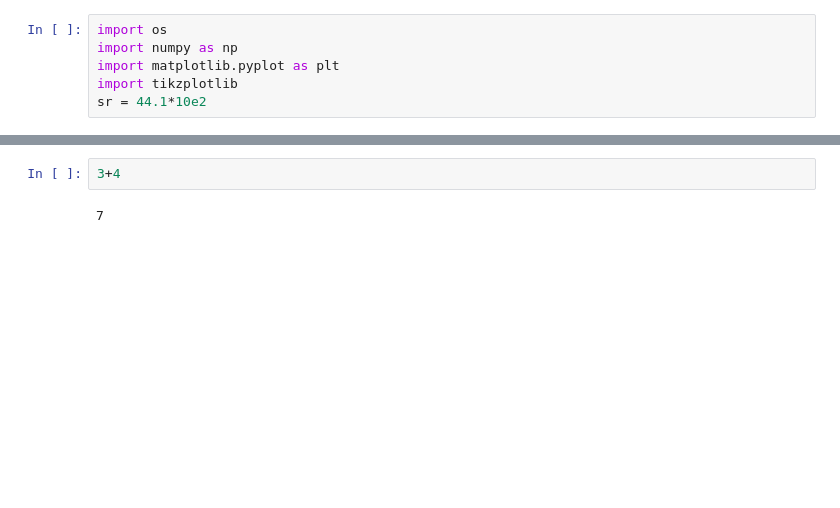
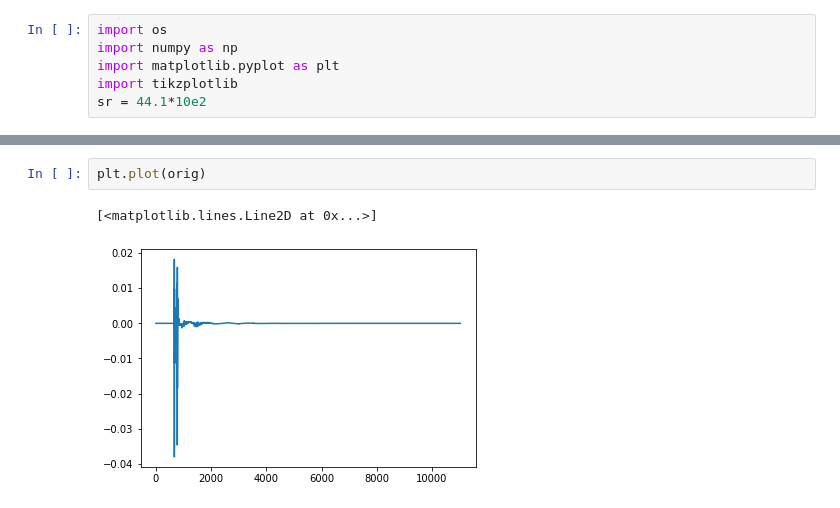
Before and after one commit to hrtlacek/rayMarchReverb, a Jupyter notebook: code/notebook/plotGenerate.ipynb, the cells around one changed output, grey strips where cells are left out. Drawn from its saved outputs; the diff is of its cells as text; blank space fills up the shorter version.

```diff
--- a/code/notebook/plotGenerate.ipynb
+++ b/code/notebook/plotGenerate.ipynb
@@ -66,4 +100,5 @@ for irFile in allIRs:
-# %%
-3+4
-# %% [output]
-7
+# %%
+plt.plot(orig)
+# %% [output]
+[<matplotlib.lines.Line2D at 0x...>]
+[figure, added]
```
Also changed, not shown: parts of 8 cells of this notebook, 23 other files.
